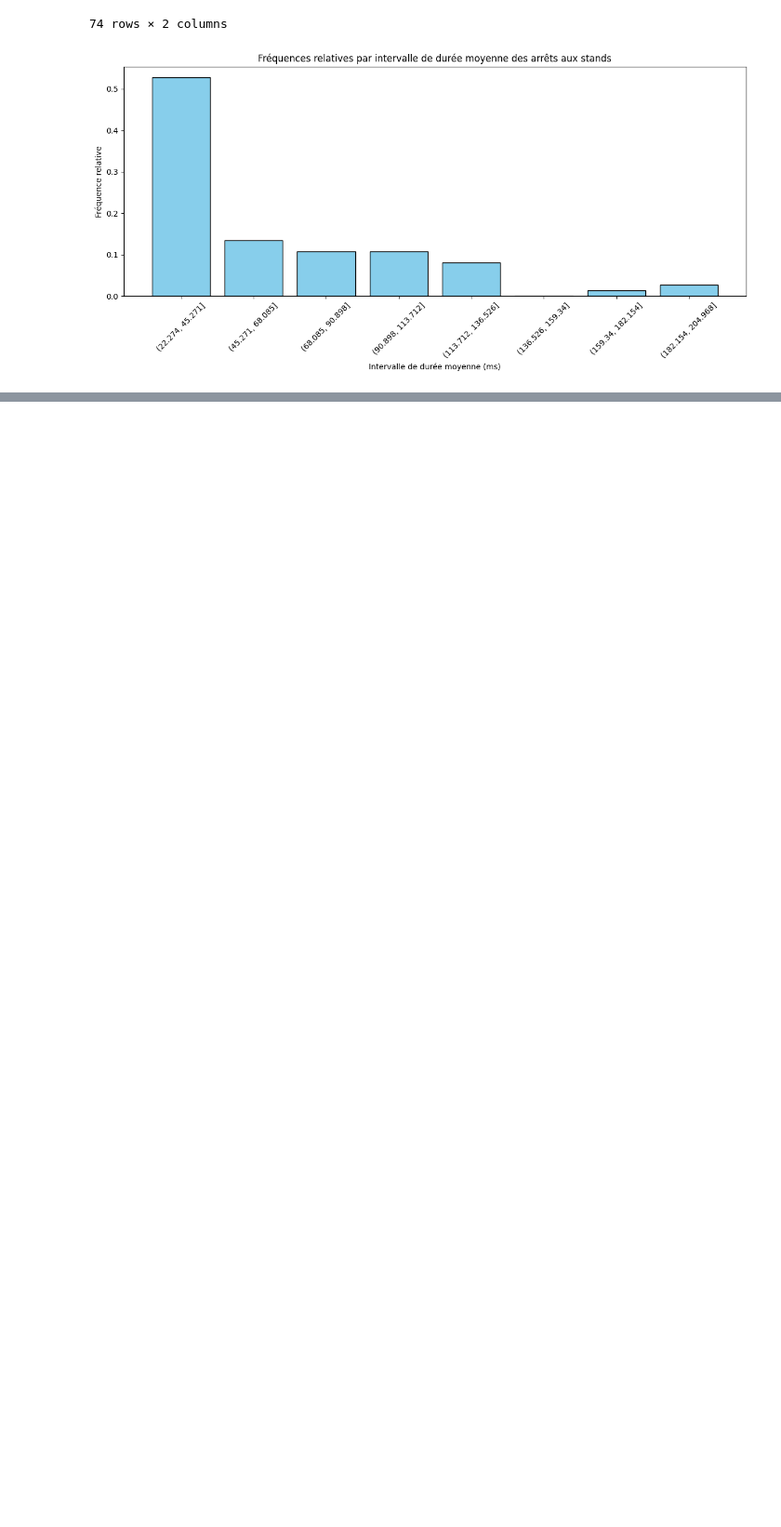
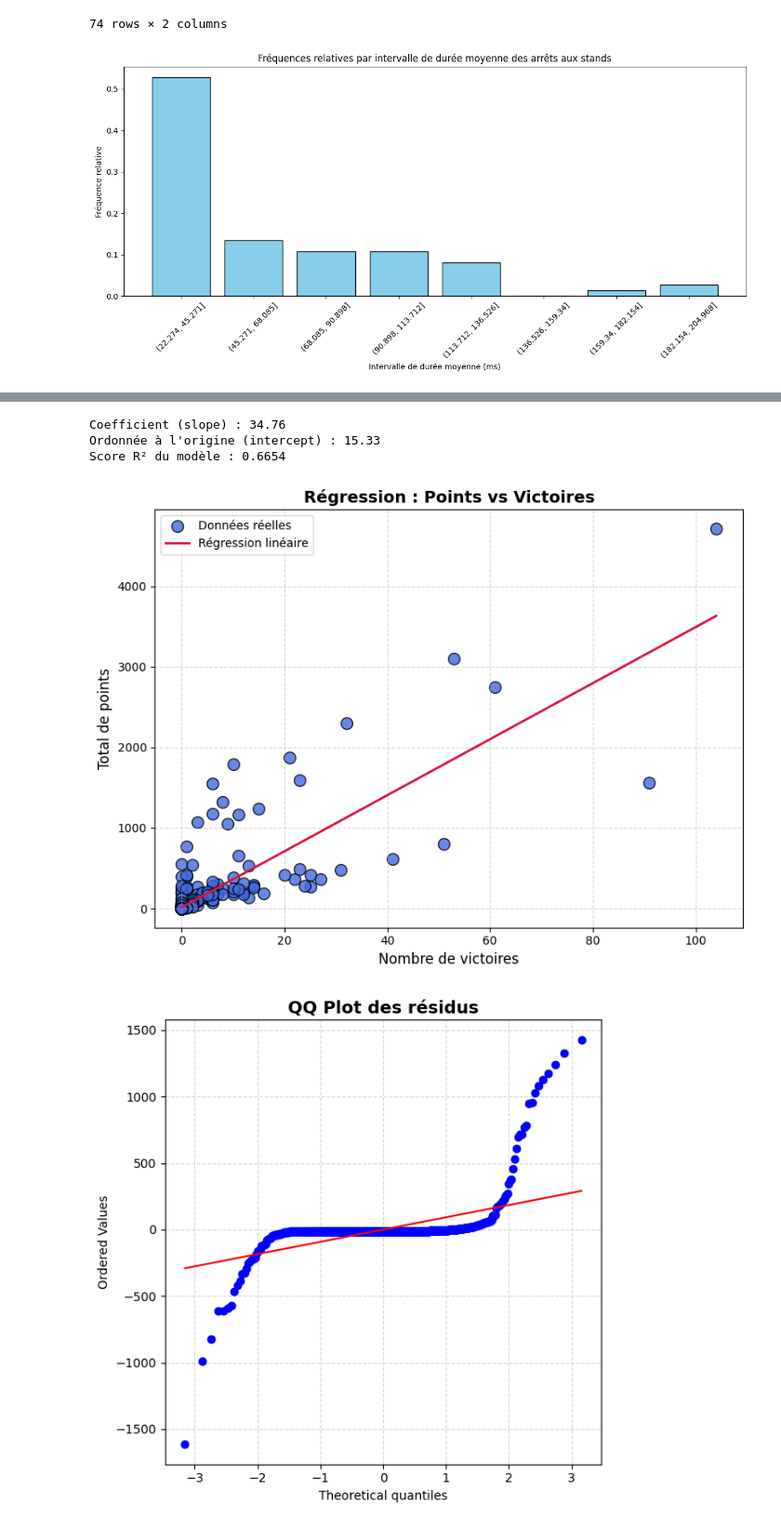
Before and after one commit to OzeelCharles/projet_info2, a Jupyter notebook: Notebook_final.ipynb, the cells around one changed output, grey strips where cells are left out. Shown at 93% size. Cells and saved outputs as stored; diff of their text form; code cells hidden in the pictures; blank space fills up the shorter version.

```diff
--- a/Notebook_final.ipynb
+++ b/Notebook_final.ipynb
@@ -222,0 +235,8 @@ Enfin nous arrivons à l'application du machin learning sur nos données.
+# %%
+charles.regression_lineaire_wins(victory_, points_)
+# %% [output]
+Coefficient (slope) : 34.76
+Ordonnée à l'origine (intercept) : 15.33
+Score R² du modèle : 0.6654
+[figure, added]
+[figure, added]
```
Also changed, not shown: parts of 9 cells of this notebook, 1 other file.
